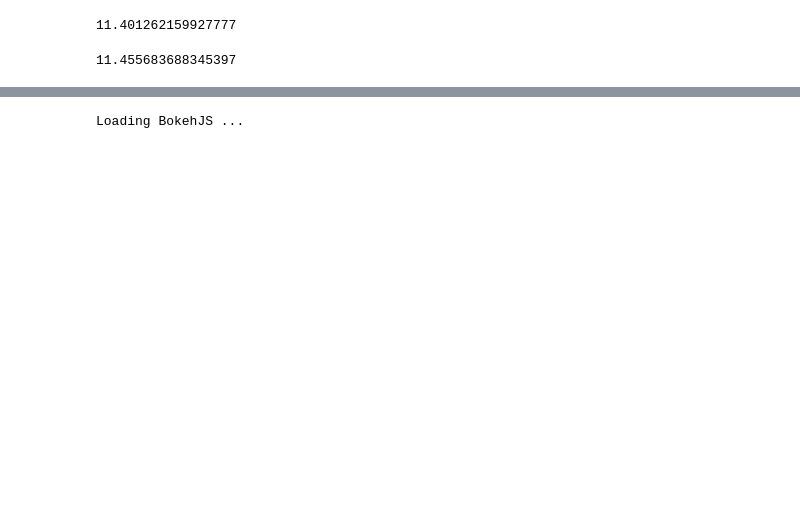
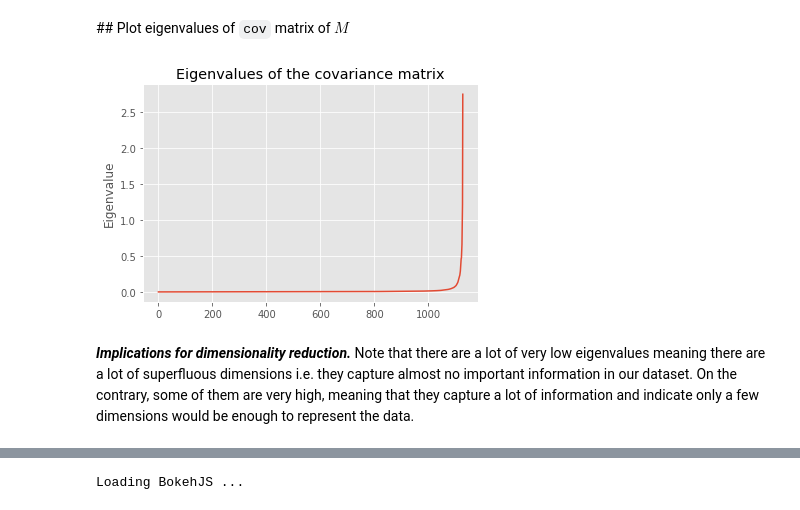
Before and after one commit to andreakiro/analyticat, a Jupyter notebook: lab-03/lab3-dimred.ipynb, the cells around one changed output, grey strips where cells are left out. Cells and saved outputs as stored; diff of their text form; code cells hidden in the pictures; blank space fills up the shorter version.

```diff
--- a/lab-03/lab3-dimred.ipynb
+++ b/lab-03/lab3-dimred.ipynb
@@ -189,8 +112,14 @@ plt.plot(eig)
+# %% [markdown]
+## Plot eigenvalues of `cov` matrix of $M$
+# %%
+plt.plot(eig)
+plt.title('Eigenvalues of the covariance matrix')
+plt.ylabel('Eigenvalue')
+plt.show()
+# %% [output]
+[figure, added]
+# %% [markdown]
+***Implications for dimensionality reduction.*** Note that there are a lot of very low eigenvalues meaning there are a lot of superfluous dimensions i.e. they capture almost no important information in our dataset. On the contrary, some of them are very high, meaning that they capture a lot of information and indicate only a few dimensions would be enough to represent the data.
 # %%
-2 * np.sum(eig) / 3
+threshold = 2 * np.sum(eig) / 3
+inveig = np.flip(eig)
-# %% [output]
-11.401262159927777
-# %%
-np.sum(eig[-37:])
-# %% [output]
-11.455683688345397
```
Also changed, not shown: parts of 97 cells of this notebook, 1 other file.
